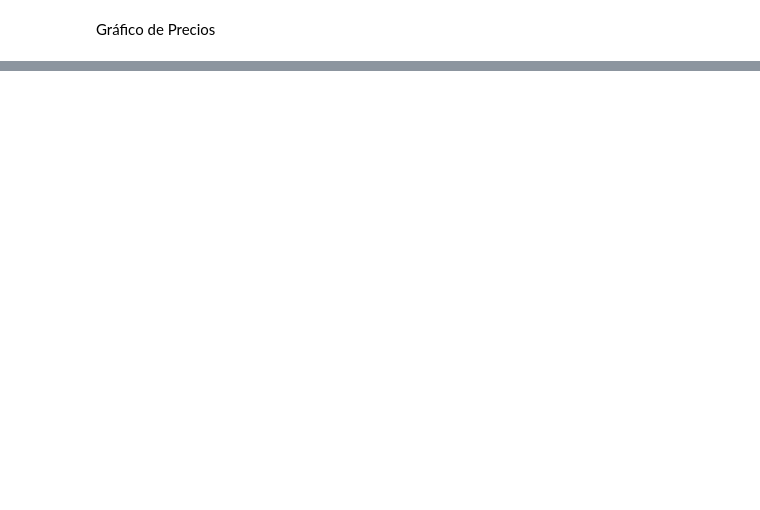
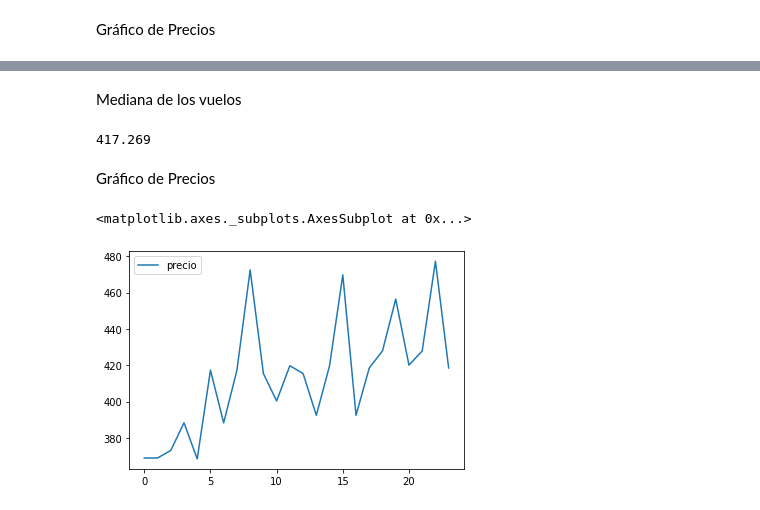
Before and after one commit to ispc-programador2022/AAAA4, a Jupyter notebook: Proyecto_Integrador.ipynb, the cells around one changed output, grey strips where cells are left out. Drawn from its saved outputs; the diff is of its cells as text; code cells hidden in the pictures; blank space fills up the shorter version.

```diff
--- a/Proyecto_Integrador.ipynb
+++ b/Proyecto_Integrador.ipynb
@@ -179,0 +210,2 @@ vuelos[['precio']].plot(kind='bar')
+# %%
+bsas_vuelo = pd.read_sql("SELECT L.descripcion as origen, L2.descripcion as destino, V.compania, V.escalaida, V.tiempoida, V.escalavuelta, V.tiempovuelta, V.precio FROM vuelo V INNER JOIN lugar L ON V.origen = L.rowid INNER JOIN lugar L2 on V.destino = L2.rowid where V.origen = 3 and V.destino = 2", conn)
@@ -179,0 +276,13 @@ vuelos[['precio']].plot(kind='bar')
+# %% [markdown]
+Mediana de los vuelos
+# %%
+bsas_vuelo['precio'].median()
+# %% [output]
+417.269
+# %% [markdown]
+Gráfico de Precios
+# %%
+bsas_vuelo[['precio']].plot()
+# %% [output]
+<matplotlib.axes._subplots.AxesSubplot at 0x...>
+[figure, added]
```
Also changed, not shown: parts of 25 cells of this notebook.
